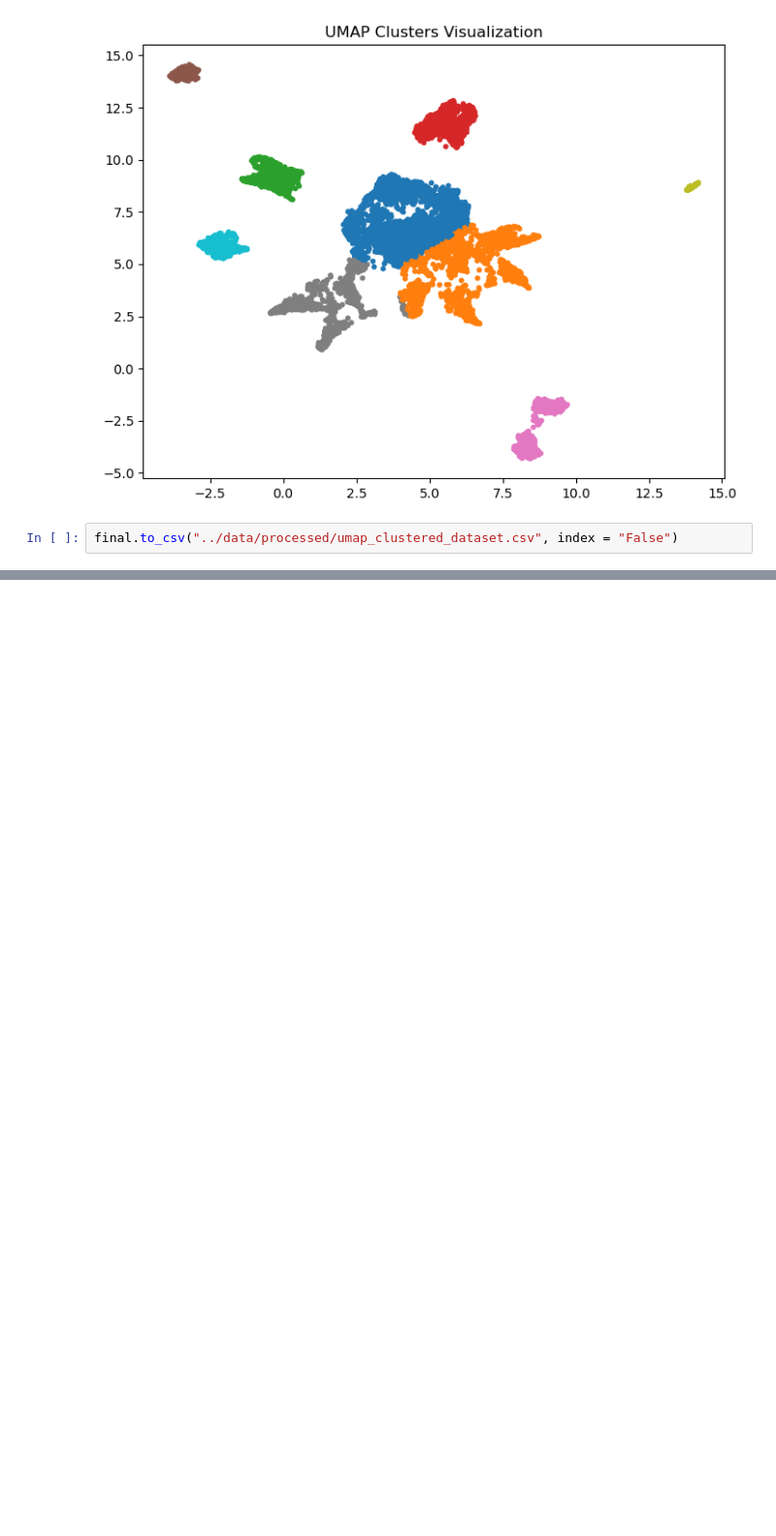
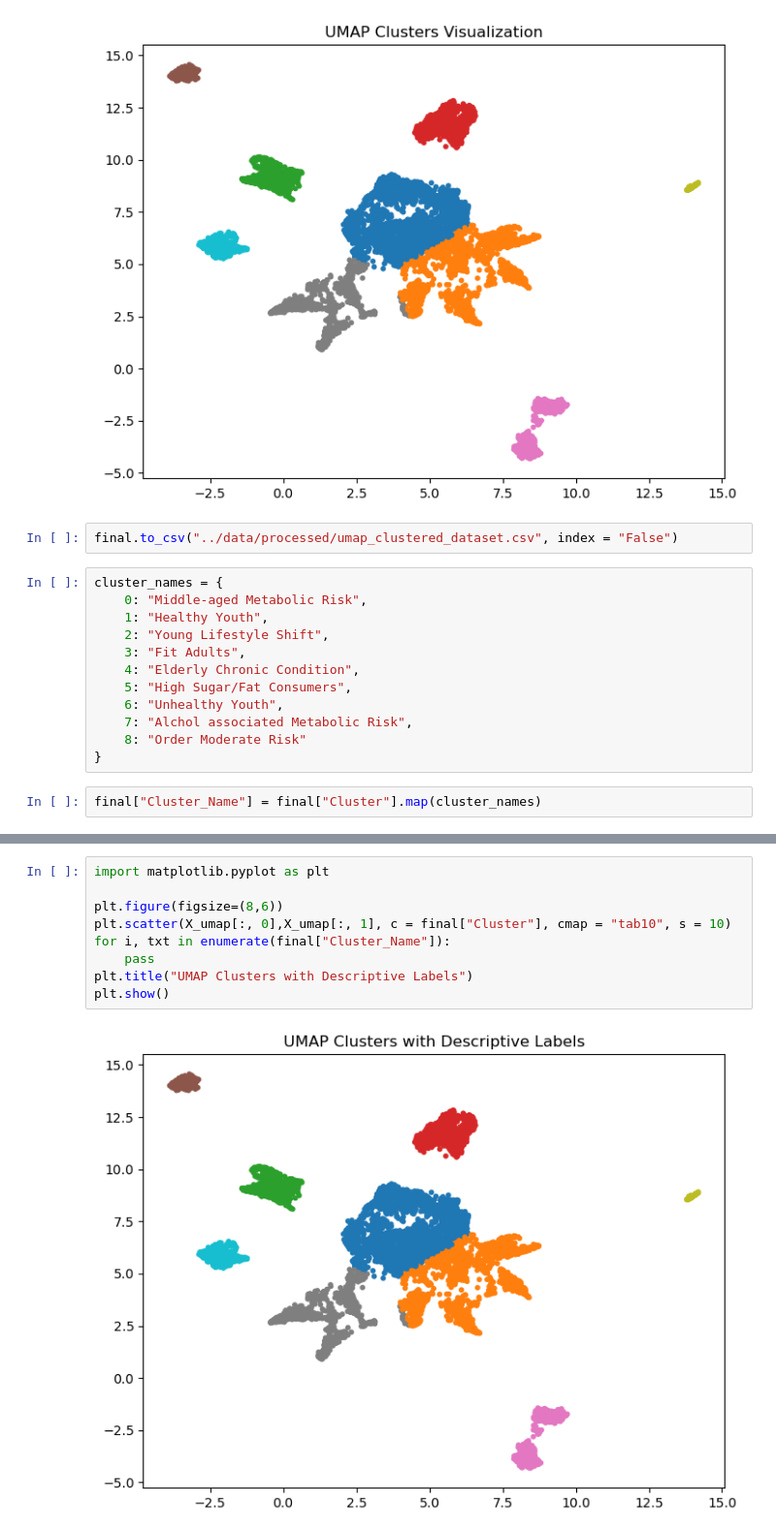
Before and after one commit to jasleenjk07/patient-segmentation-system, a Jupyter notebook: notebooks/08_Final_Modeling_and_Clustering.ipynb, the cells around one changed output, grey strips where cells are left out. Shown at 97% size. Drawn from its saved outputs; the diff is of its cells as text; blank space fills up the shorter version.

```diff
--- a/notebooks/08_Final_Modeling_and_Clustering.ipynb
+++ b/notebooks/08_Final_Modeling_and_Clustering.ipynb
@@ -382,3 +382,17 @@ plt.show()
 [figure]
 # %%
 final.to_csv("../data/processed/umap_clustered_dataset.csv", index = "False")
+# %%
+cluster_names = {
+    0: "Middle-aged Metabolic Risk",
+    1: "Healthy Youth",
+    2: "Young Lifestyle Shift",
+    3: "Fit Adults",
+    4: "Elderly Chronic Condition",
+    5: "High Sugar/Fat Consumers",
+    6: "Unhealthy Youth",
+    7: "Alchol associated Metabolic Risk",
+    8: "Order Moderate Risk"
+}
+# %%
+final["Cluster_Name"] = final["Cluster"].map(cluster_names)
@@ -384,0 +408,11 @@ final.to_csv("../data/processed/umap_clustered_dataset.csv", index = "False")
+# %%
+import matplotlib.pyplot as plt
+
+plt.figure(figsize=(8,6))
+plt.scatter(X_umap[:, 0],X_umap[:, 1], c = final["Cluster"], cmap = "tab10", s = 10)
+for i, txt in enumerate(final["Cluster_Name"]):
+    pass
+plt.title("UMAP Clusters with Descriptive Labels")
+plt.show()
+# %% [output]
+[figure, added]
```
Also changed, not shown: parts of 7 cells of this notebook.
